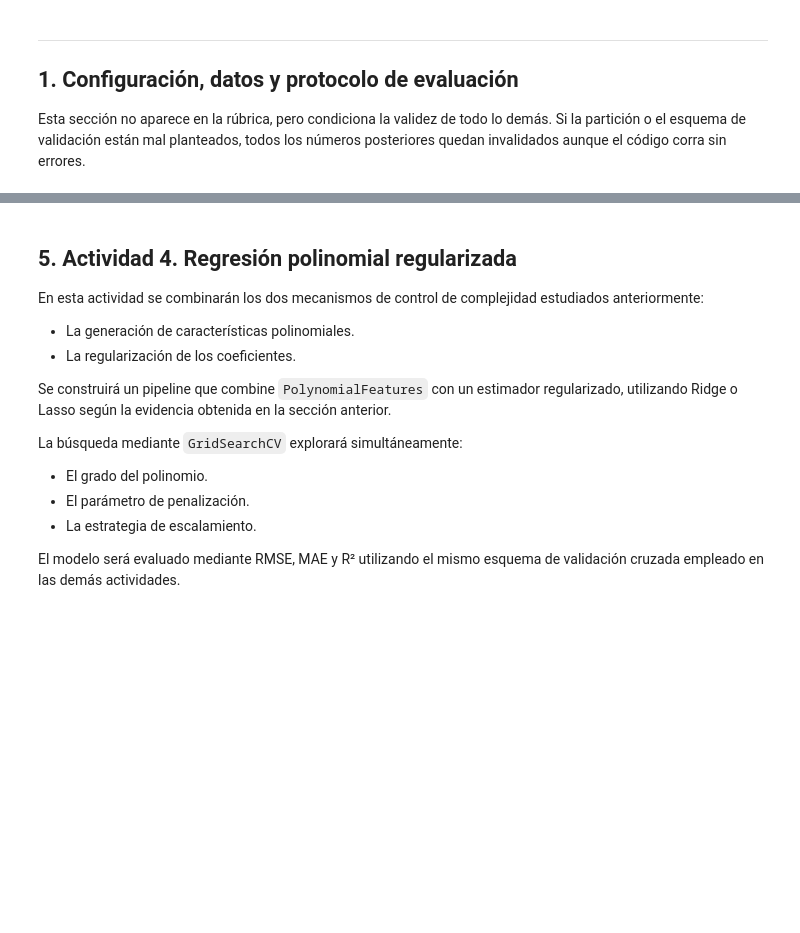
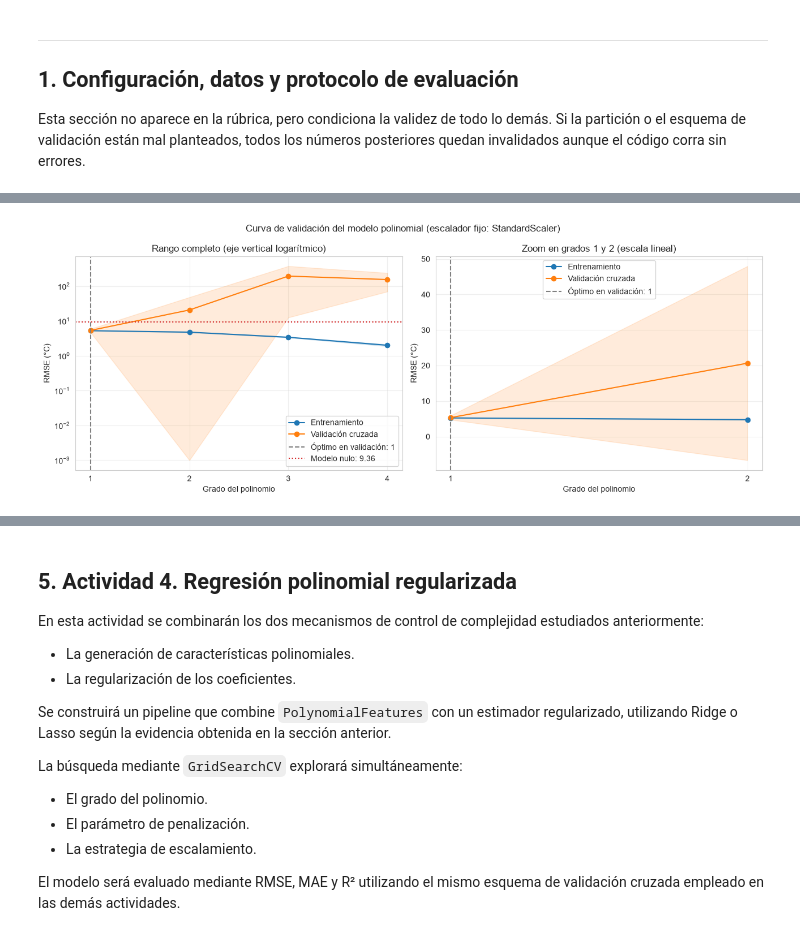
Before and after one commit to juanfochoa/Laboratorio2-Aprendizaje_de_Maquina, a Jupyter notebook: 202620/Laboratorios/L2/Lab2.ipynb, the cells around one changed output, grey strips where cells are left out. Saved outputs shown, nothing was run; the diff lists cells and outputs as text; code cells hidden in the pictures; blank space fills up the shorter version.

```diff
--- a/202620/Laboratorios/L2/Lab2.ipynb
+++ b/202620/Laboratorios/L2/Lab2.ipynb
@@ -931,20 +45,0 @@ escalador del pipeline antes de regularizar? Explica el mecanismo, no solo el re
-# %%
-# --- Gráfico comparativo de RMSE con barras de error ---
-fig, ax = plt.subplots(figsize=(8, 4))
-
-modelos_reg = tabla_regularizacion["Modelo"]
-rmse_vals = tabla_regularizacion["RMSE medio CV"]
-rmse_desv = tabla_regularizacion["Desv. RMSE"]
-
-bars = ax.bar(modelos_reg, rmse_vals, yerr=rmse_desv, capsize=5,
-              color=["steelblue", "seagreen", "coral"], edgecolor="k", alpha=0.8)
-ax.set_ylabel("RMSE (validación cruzada)")
-ax.set_title("Comparación: Lineal vs Ridge vs Lasso")
-ax.grid(axis="y", alpha=0.3)
-
-for bar, val in zip(bars, rmse_vals):
-    ax.text(bar.get_x() + bar.get_width()/2, bar.get_height() + 0.05,
-            f"{val:.3f}", ha="center", va="bottom", fontsize=10)
-
-plt.tight_layout()
-plt.show()
@@ -950,0 +759,57 @@ plt.show()
+# %%
+grados = [1, 2, 3, 4]
+
+train_scores, val_scores = validation_curve(
+    estimator=pipeline_poly,
+    X=X_train,
+    y=y_train,
+    param_name="preprocesamiento__num__polynomial__degree",
+    param_range=grados,
+    cv=kfold,
+    scoring="neg_root_mean_squared_error",
+    n_jobs=-1,
+)
+
+# Se corrige el signo de la convención de maximización de scikit-learn
+train_rmse, val_rmse = -train_scores, -val_scores
+train_media, train_desv = train_rmse.mean(axis=1), train_rmse.std(axis=1)
+val_media, val_desv = val_rmse.mean(axis=1), val_rmse.std(axis=1)
+
+fig, axes = plt.subplots(1, 2, figsize=(13, 5))
+
+graficar_curva_validacion(
+    np.array(grados), train_media, train_desv, val_media, val_desv,
+    param_name="Grado del polinomio", metric_name="RMSE", ax=axes[0], log_y=True,
+)
+axes[0].set_xticks(grados)
+axes[0].axhline(rmse_nulo, color="tab:red", ls=":", label=f"Modelo nulo: {rmse_nulo:.2f}")
+axes[0].set_title("Rango completo (eje vertical logarítmico)")
+axes[0].legend()
+
+n = 2   # zoom sobre el cambio de régimen
+graficar_curva_validacion(
+    np.array(grados[:n]), train_media[:n], train_desv[:n], val_media[:n], val_desv[:n],
+    param_name="Grado del polinomio", metric_name="RMSE", ax=axes[1],
+)
+axes[1].set_xticks(grados[:n])
+axes[1].set_title("Zoom en grados 1 y 2 (escala lineal)")
+
+fig.suptitle("Curva de validación del modelo polinomial (escalador fijo: StandardScaler)")
+plt.tight_layout()
+plt.show()
+
+# --- Tabla numérica de apoyo ---
+tabla_curva = pd.DataFrame({
+    "Grado": grados,
+    "Características": [f["Características"] for f in tabla_caracteristicas_poly],
+    "RMSE train": train_media,
+    "RMSE CV": val_media,
+    "Desv. RMSE CV": val_desv,
+    "Brecha (CV - train)": val_media - train_media,
+})
+display(tabla_curva.style.format({
+    "RMSE train": "{:.4f}", "RMSE CV": "{:.4f}",
+    "Desv. RMSE CV": "{:.4f}", "Brecha (CV - train)": "{:.4f}",
+}))
+# %% [output]
+[figure, added]
```
Also changed, not shown: parts of 81 cells of this notebook.
